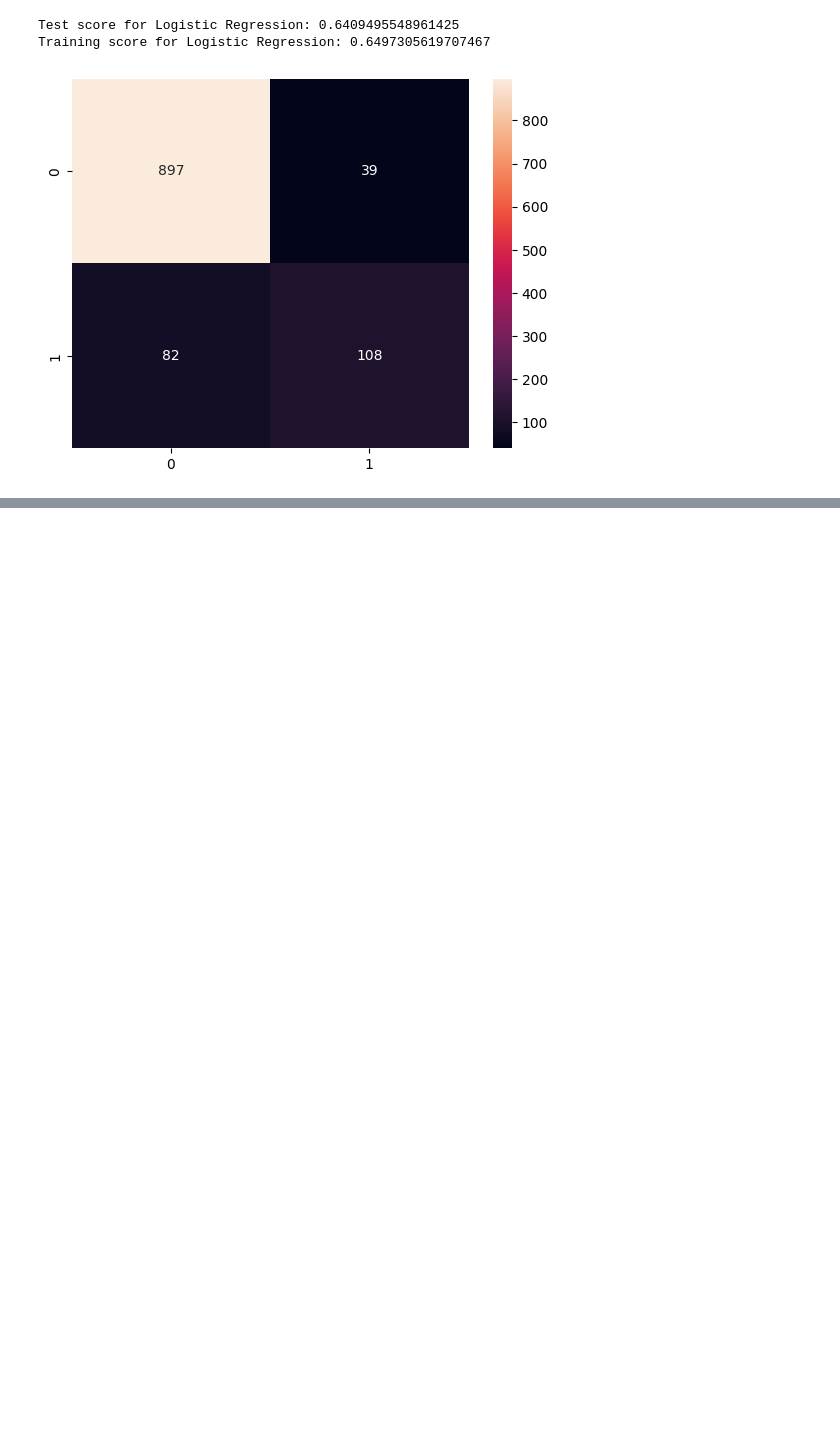
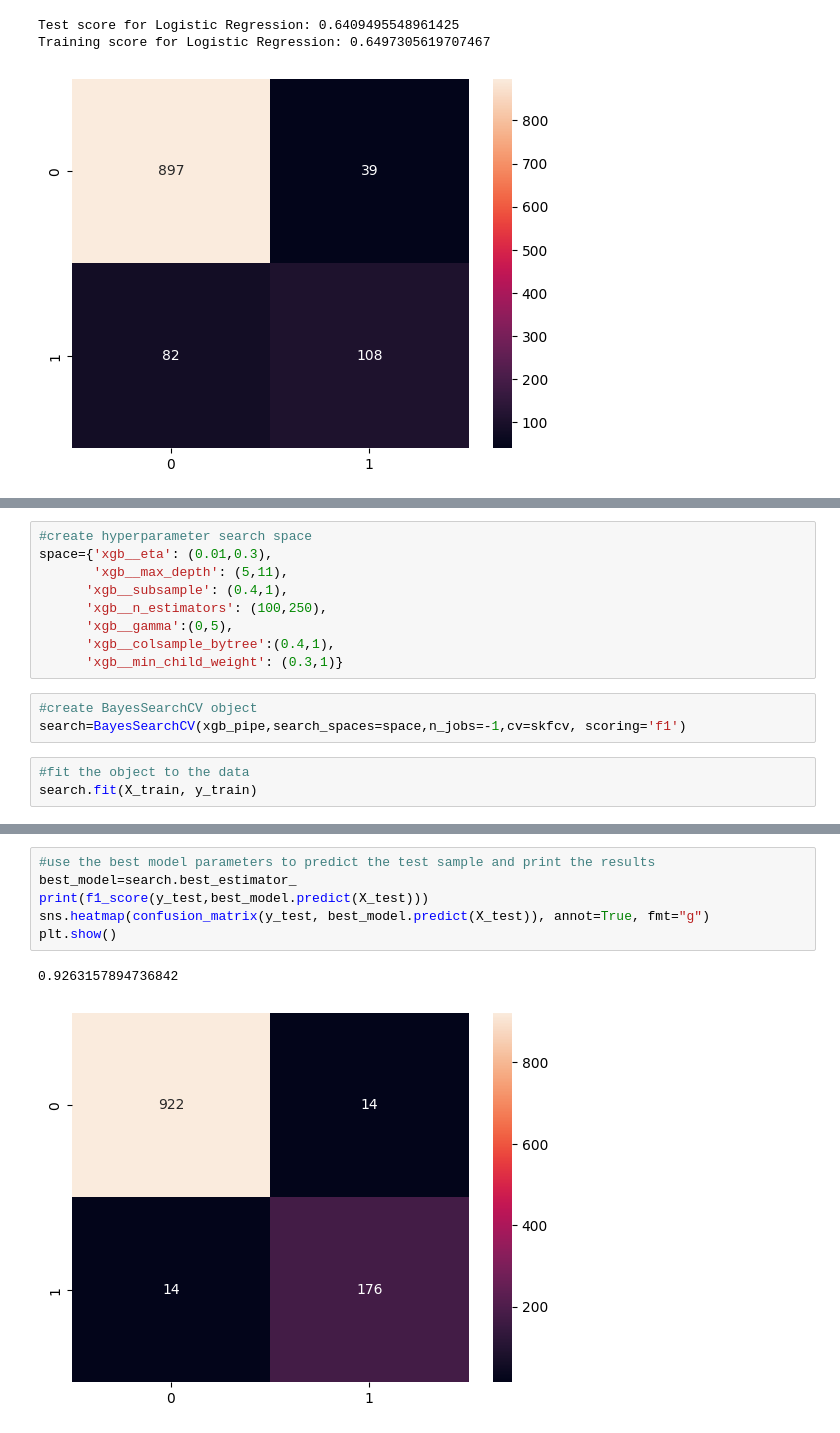
Before and after one commit to MuhammadAshraful/E-commerce-Churn-Insight-Pipeline, a Jupyter notebook: Data_Processing.ipynb, the cells around one changed output, grey strips where cells are left out. Cells and saved outputs as stored; diff of their text form; blank space fills up the shorter version.

```diff
--- a/Data_Processing.ipynb
+++ b/Data_Processing.ipynb
@@ -101,0 +168,15 @@ Training score for Logistic Regression: 0.6497305619707467
+# %%
+#create hyperparameter search space
+space={'xgb__eta': (0.01,0.3),
+       'xgb__max_depth': (5,11),
+      'xgb__subsample': (0.4,1),
+      'xgb__n_estimators': (100,250),
+      'xgb__gamma':(0,5),
+      'xgb__colsample_bytree':(0.4,1),
+      'xgb__min_child_weight': (0.3,1)}
+# %%
+#create BayesSearchCV object
+search=BayesSearchCV(xgb_pipe,search_spaces=space,n_jobs=-1,cv=skfcv, scoring='f1')
+# %%
+#fit the object to the data
+search.fit(X_train, y_train)
@@ -101,0 +208,9 @@ Training score for Logistic Regression: 0.6497305619707467
+# %%
+#use the best model parameters to predict the test sample and print the results
+best_model=search.best_estimator_
+print(f1_score(y_test,best_model.predict(X_test)))
+sns.heatmap(confusion_matrix(y_test, best_model.predict(X_test)), annot=True, fmt="g")
+plt.show()
+# %% [output]
+0.9263157894736842
+[figure, added]
```
Also changed, not shown: parts of 11 cells of this notebook, 1 other file.
